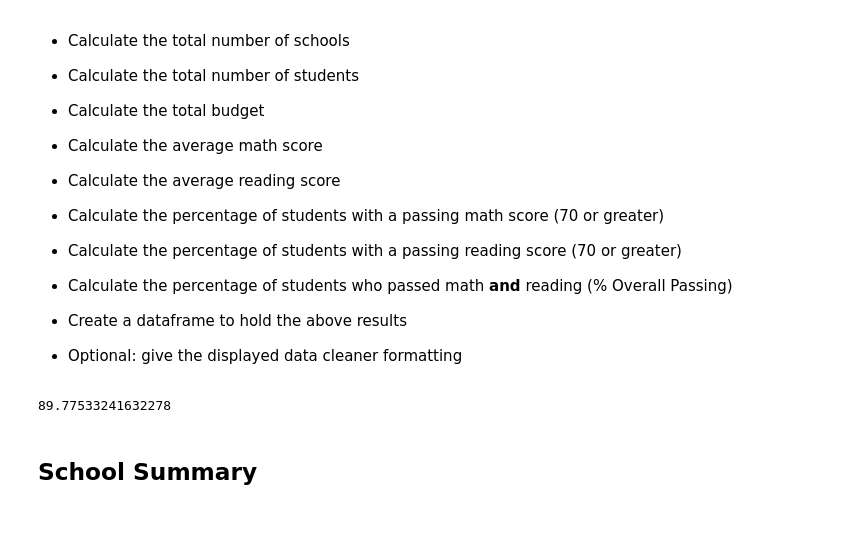
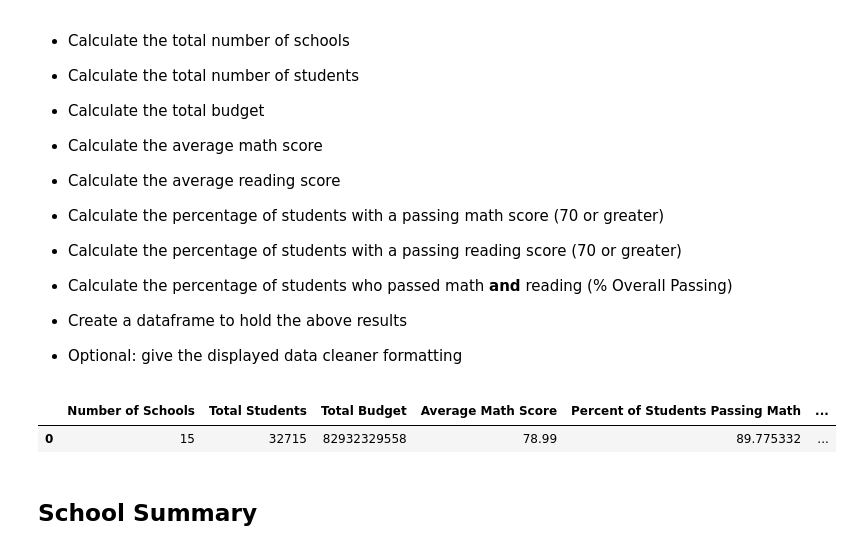
Before and after one commit to hamiltojogo/pandas-challenge, a Jupyter notebook: PyCitySchools_starter.ipynb, the cells around one changed output. Cells and saved outputs as stored; diff of their text form; code cells hidden in the pictures; blank space fills up the shorter version.

Commit message:
Completed District Summary Table

```diff
--- a/PyCitySchools_starter.ipynb
+++ b/PyCitySchools_starter.ipynb
@@ -51,17 +51,33 @@ school_data_complete.head(10)
 
 * Optional: give the displayed data cleaner formatting
 # %%
-SchoolCount = len(school_data_complete['school_name'].unique())
-TotalStudents = len(school_data_complete['student_name'].unique())
-TotalBudget = school_data_complete['budget'].sum
-AvgMathScore = school_data_complete['math_score'].mean
-AvgReadingScore = school_data_complete['reading_score'].mean
+SchoolCount = len(school_data_complete.school_name.unique())
+TotalStudents = len(school_data_complete.student_name.unique())
+TotalBudget = school_data_complete.budget.sum()
+AvgMathScore = school_data_complete.math_score.mean().round(2)
+AvgReadingScore = school_data_complete.reading_score.mean().round(2)
 PassingMath_df = school_data_complete.loc[school_data_complete['math_score'] >= 70]
 TotalStudentsPassingMath = len(PassingMath_df)
 PercentPassingMath = ((TotalStudentsPassingMath / TotalStudents) *100)
-PercentPassingMath
+PassingReading_df = school_data_complete.loc[school_data_complete['reading_score'] >= 70]
+TotalStudentsPassingReading = len(PassingReading_df)
+PercentPassingReading = ((TotalStudentsPassingReading / TotalStudents) *100)
+
+Passing_df = student_data.loc[(student_data['math_score'] >= 70) & (student_data['reading_score'] >= 70)]
+
+TotalStudentsPassing = len(Passing_df)
+
+PercentTotalPassing = ((TotalStudentsPassing/TotalStudents) * 100)
+
+
+District_Summary_df = pd.DataFrame({'Number of Schools': [SchoolCount], 'Total Students': [TotalStudents], 'Total Budget': [TotalBudget],
+                                   'Average Math Score': [AvgMathScore], 'Percent of Students Passing Math':[PercentPassingMath],
+                                   'Average Reading Score': [AvgReadingScore],'Percent of Students Passing Reading':[PercentPassingReading],
+                                   'Percent of Students Passing Reading and Math': [PercentTotalPassing]})
+District_Summary_df
 # %% [output]
-89.77533241632278
+|  | Number of Schools | Total Students | Total Budget | Average Math Score | Percent of Students Passing Math | ... |
+| 0 | 15 | 32715 | 82932329558 | 78.99 | 89.775332 | ... |
 # %% [markdown]
 ## School Summary
 # %% [markdown]
```
